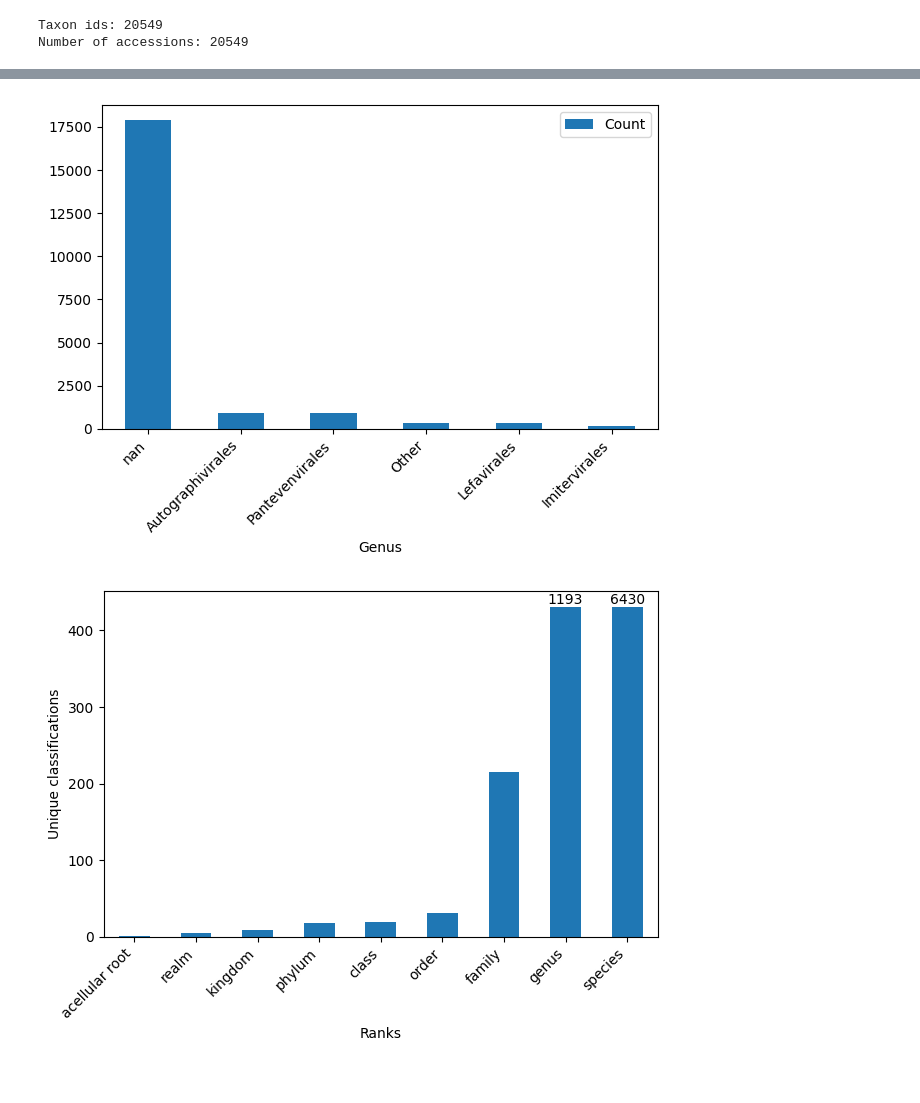
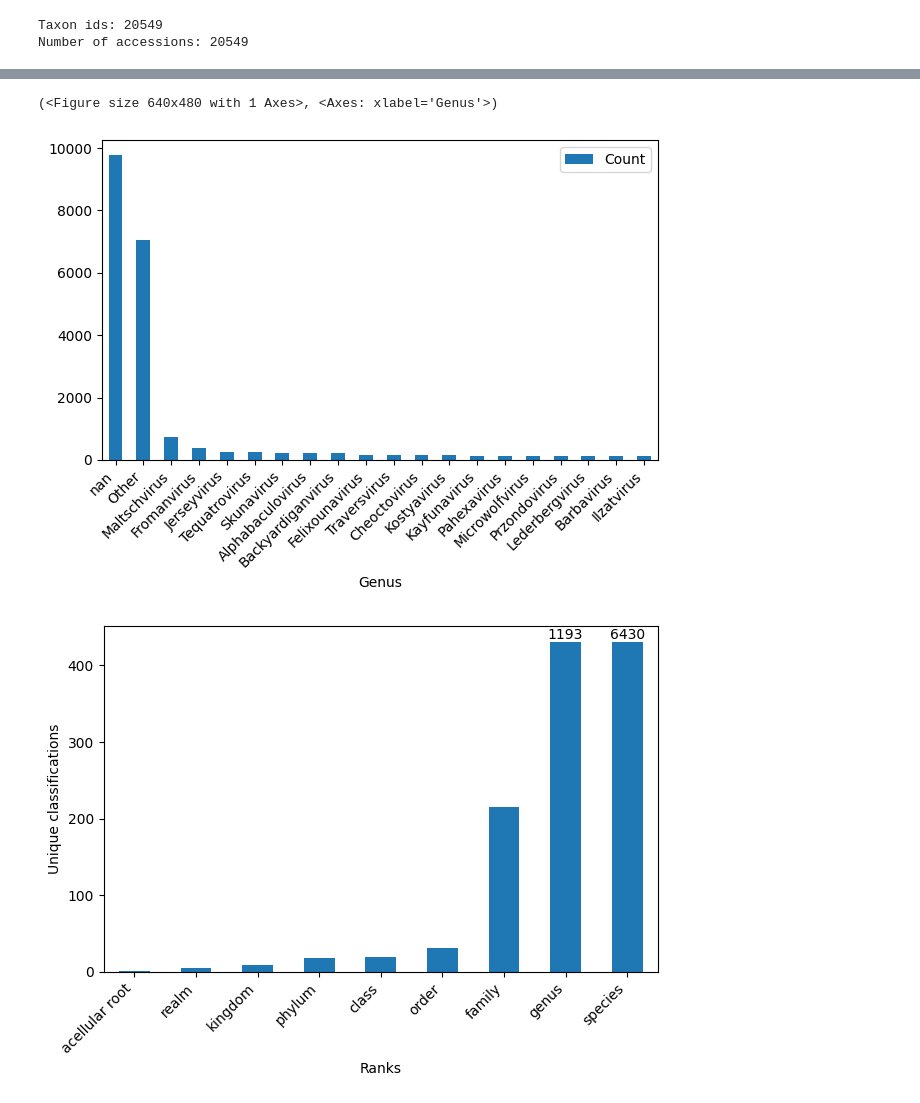
Before and after one commit to JaimeQMUL/NAAT_artic_phages, a Jupyter notebook: notebooks/visualisation.ipynb, the cells around one changed output, grey strips where cells are left out. Cells and saved outputs as stored; diff of their text form; code cells hidden in the pictures.

Commit message:
created visualisations

```diff
--- a/notebooks/visualisation.ipynb
+++ b/notebooks/visualisation.ipynb
@@ -211,36 +141,44 @@ for c in counts.items():
+# %%
+counts=FindUniqueCounts(genera)
 # %%
 
 import pandas as pd
 import matplotlib.pyplot as plt
 
-df = pd.DataFrame(list(counts.items()), columns=['Virus', 'Count'])
 
-# Define threshold (e.g. <=1 gets grouped)
-threshold = 100
+def PlotRankCounts(counts, threshold=100):
 
-# Split into major + minor
-major = df[df['Count'] > threshold]
-minor = df[df['Count'] <= threshold]
+    df = pd.DataFrame(list(counts.items()), columns=['Virus', 'Count'])
 
-# Sum minor counts into "Other"
-other_count = minor['Count'].sum()
 
-# Add "Other" row if needed
-if other_count > 0:
-    major = pd.concat([major, pd.DataFrame([['Other', other_count]], columns=['Virus', 'Count'])])
+    major = df[df['Count'] > threshold]
+    minor = df[df['Count'] <= threshold]
 
-# Sort again
-major = major.sort_values(by='Count', ascending=False)
+    other_count = minor['Count'].sum()
 
-# Plot
-major.plot(kind='bar', x='Virus', y='Count')
+    if other_count > 0:
+        major = pd.concat(
+            [major, pd.DataFrame([['Other', other_count]], columns=['Virus', 'Count'])]
+        )
 
-plt.xticks(rotation=45, ha='right')
-plt.xlabel('Genus')
-plt.tight_layout()
-plt.show()
+    major = major.sort_values(by='Count', ascending=False)
+
+    # Create figure + axes
+    fig, ax = plt.subplots()
+
+    major.plot(kind='bar', x='Virus', y='Count', ax=ax)
+
+    ax.set_xlabel('Genus')
+    ax.set_xticklabels(ax.get_xticklabels(), rotation=45, ha='right')
+
+    plt.tight_layout()
+
+    return fig, ax
-# %% [output]
-[figure, removed]
+# %%
+PlotRankCounts(counts, threshold=100)
+# %% [output]
+(<Figure size 640x480 with 1 Axes>, <Axes: xlabel='Genus'>)
+[figure, added]
 # %%
 from collections import defaultdict
 
```
Also changed, not shown: parts of 8 cells of this notebook, 3 other files.
